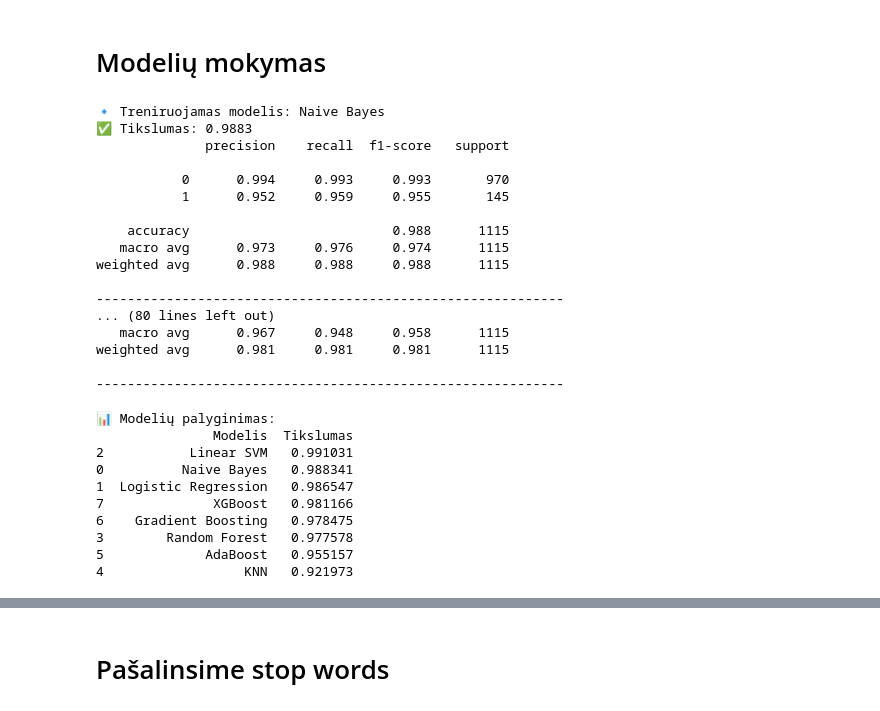
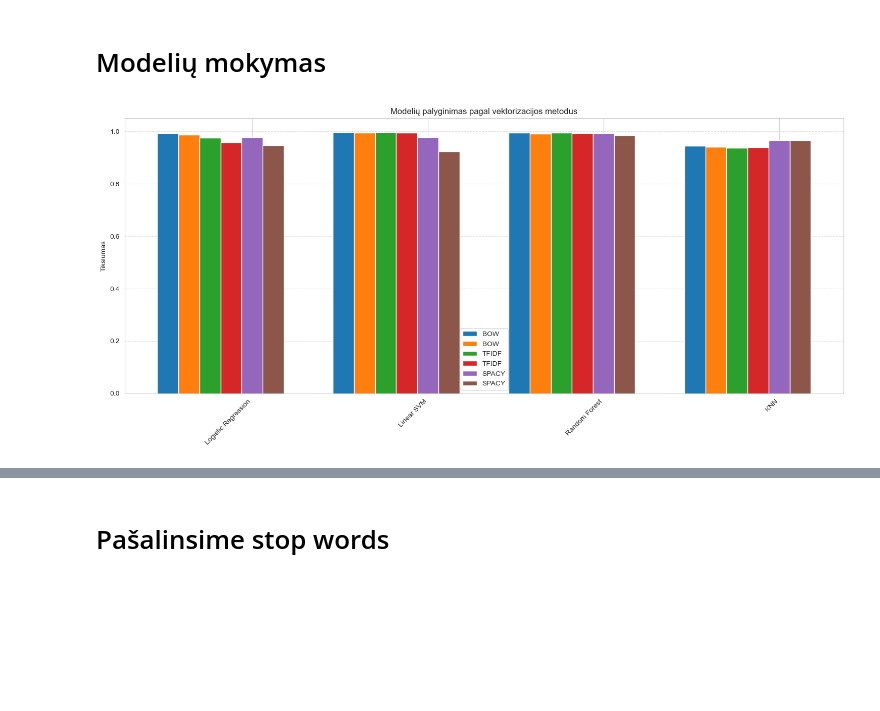
Before and after one commit to Sitri397/NLP, a Jupyter notebook: NLP.ipynb, the cells around one changed output, grey strips where cells are left out. Cells and saved outputs as stored; diff of their text form; code cells hidden in the pictures; blank space fills up the shorter version.

```diff
--- a/NLP.ipynb
+++ b/NLP.ipynb
@@ -175,57 +332,25 @@ X_bow_train, X_bow_test, y_bow_train, y_bow_test = train_test_split(X_bow, y_bow
 # %% [markdown]
 # Modelių mokymas
 # %%
-models = {
-    "Naive Bayes": MultinomialNB(),
-    "Logistic Regression": LogisticRegression(max_iter=1000),
-    "Linear SVM": LinearSVC(),
-    "Random Forest": RandomForestClassifier(n_estimators=200, random_state=42),
-    "KNN": KNeighborsClassifier(n_neighbors=5),
-    "AdaBoost": AdaBoostClassifier(n_estimators=200, random_state=42),
-    "Gradient Boosting": GradientBoostingClassifier(n_estimators=200, random_state=42),
-    "XGBoost": XGBClassifier(eval_metric='logloss', random_state=42)
-}
+comparison_df = pd.DataFrame({"Model": list(models.keys())})
+for key, df_res in results_all.items():
+    comparison_df = comparison_df.merge(df_res, on="Model", how="left", suffixes=("", f"_{key}"))
+
+comparison_df.columns = ["Model"] + [f"Accuracy_{k}" for k in results_all.keys()]
+
+x = np.arange(len(comparison_df))
+width = 0.12
+plt.figure(figsize=(15,7))
+for i, col in enumerate(comparison_df.columns[1:]):
+    plt.bar(x + i*width - width*4, comparison_df[col], width, label=col.split("_")[1].upper())
+
+plt.xticks(x, comparison_df["Model"], rotation=45, ha='right')
+plt.ylabel("Tikslumas")
+plt.title("Modelių palyginimas pagal vektorizacijos metodus")
+plt.ylim(0,1.05)
+plt.legend()
+plt.grid(axis='y', linestyle='--', alpha=0.6)
+plt.tight_layout()
+plt.show()
+# %% [output]
+[figure, added]
-# %%
-results_bow = []
-for name, model in models.items():
-    print(f"🔹 Treniruojamas modelis: {name}")
-    model.fit(X_bow_train, y_bow_train)
-    y_pred = model.predict(X_bow_test)
-    acc = accuracy_score(y_bow_test, y_pred)
-    results_bow.append((name, acc))
-    print(f"✅ Tikslumas: {acc:.4f}")
-    print(classification_report(y_bow_test, y_pred, digits=3))
-    print("-" * 60)
-# %% [output]
-🔹 Treniruojamas modelis: Naive Bayes
-✅ Tikslumas: 0.9883
-              precision    recall  f1-score   support
-
-           0      0.994     0.993     0.993       970
-           1      0.952     0.959     0.955       145
-
-    accuracy                          0.988      1115
-   macro avg      0.973     0.976     0.974      1115
-weighted avg      0.988     0.988     0.988      1115
-
-------------------------------------------------------------
-... (80 lines left out)
-   macro avg      0.967     0.948     0.958      1115
-weighted avg      0.981     0.981     0.981      1115
-
-------------------------------------------------------------
-# %%
-results_bow_df = pd.DataFrame(results_bow, columns=["Modelis", "Tikslumas"]).sort_values(by="Tikslumas", ascending=False)
-print("\n📊 Modelių palyginimas:")
-print(results_bow_df)
-# %% [output]
-📊 Modelių palyginimas:
-               Modelis  Tikslumas
-2           Linear SVM   0.991031
-0          Naive Bayes   0.988341
-1  Logistic Regression   0.986547
-7              XGBoost   0.981166
-6    Gradient Boosting   0.978475
-3        Random Forest   0.977578
-5             AdaBoost   0.955157
-4                  KNN   0.921973
```
Also changed, not shown: parts of 14 cells of this notebook, 1 other file.
